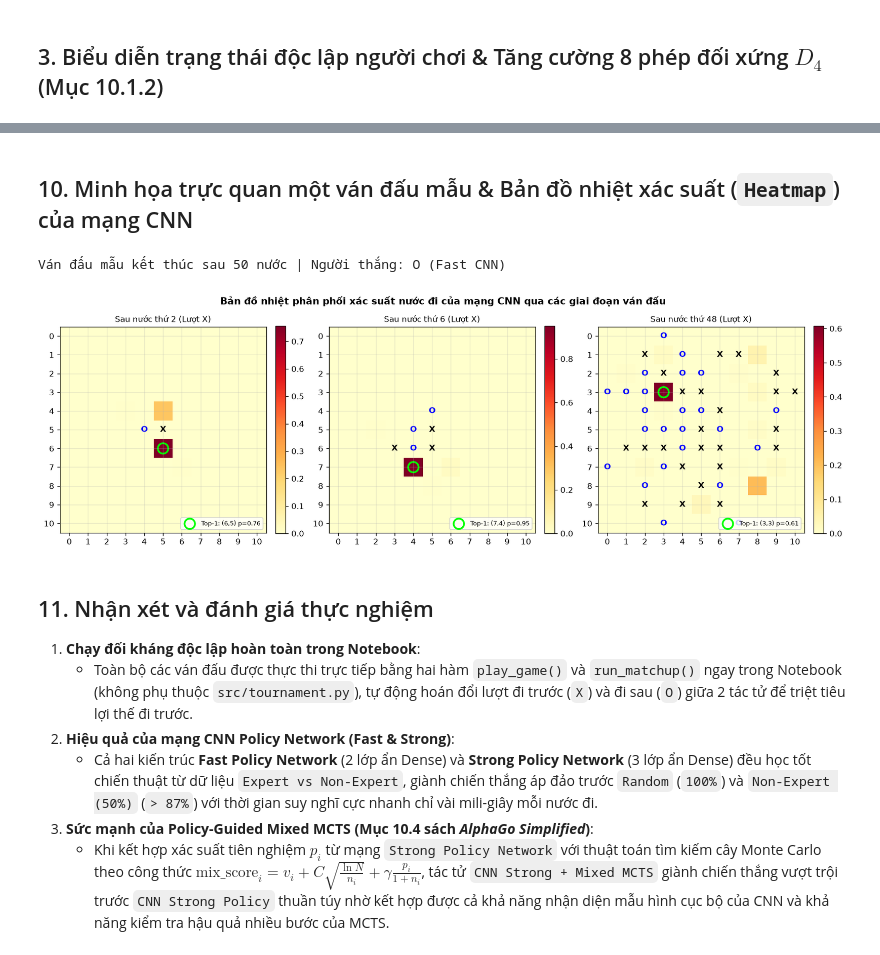
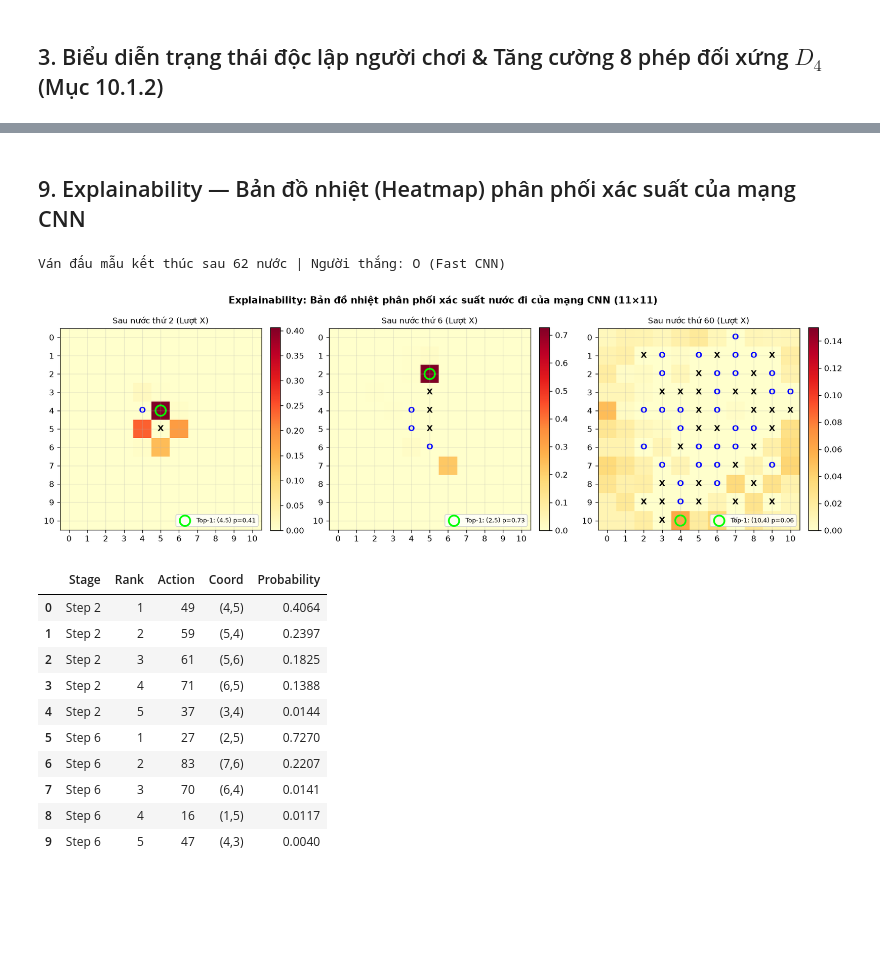
Before and after one commit to SGU-2627-PBL-AdvancedAI/caro_ai_11x11, a Jupyter notebook: notebooks/04_cnn_policy_analysis.ipynb, the cells around one changed output, grey strips where cells are left out. Drawn from its saved outputs; the diff is of its cells as text; code cells hidden in the pictures; blank space fills up the shorter version.

Commit message:
feat(cnn): bo sung notebook  va chinh sua cau truc file

```diff
--- a/notebooks/04_cnn_policy_analysis.ipynb
+++ b/notebooks/04_cnn_policy_analysis.ipynb
@@ -241,7 +299,6 @@ CNN Strong + Mixed MCTS    -> action= 59 ( 5,  4) | time=169.76 ms | search_coun
 # %% [markdown]
 ## 3. Biểu diễn trạng thái độc lập người chơi & Tăng cường 8 phép đối xứng $D_4$ (Mục 10.1.2)
 # %%
-# Minh họa mã hóa góc nhìn chuẩn hóa (+1 quân mình, -1 quân đối thủ) và 8 phép đối xứng D4
 sym_env = CaroEnv(BOARD_SIZE, WIN_LENGTH)
 for m in [60, 48, 61, 49, 73, 38, 62]:
     sym_env.step(m)
@@ -258,7 +315,7 @@ transform_names = [
 ]
 
 sym_rows = []
-fig, axes = plt.subplots(2, 4, figsize=(13, 6.5))
+fig, axes = plt.subplots(2, 4, figsize=(13, 6.4))
 for idx, ((aug_s, aug_a), t_name) in enumerate(zip(aug_pairs, transform_names)):
     ax = axes[idx // 4, idx % 4]
     grid = aug_s.reshape(BOARD_SIZE, BOARD_SIZE)
@@ -819,64 +1140,81 @@ plt.show()
 # %% [markdown]
-## 10. Minh họa trực quan một ván đấu mẫu & Bản đồ nhiệt xác suất (`Heatmap`) của mạng CNN
+## 9. Explainability — Bản đồ nhiệt (Heatmap) phân phối xác suất của mạng CNN
 # %%
-# Chạy và ghi lại lịch sử 1 ván đấu mẫu giữa CNN Strong + Mixed MCTS (X) và CNN Fast Policy (O)
 sample_game = play_game(
-    agent_x=CNNAgent(name="CNN Strong + Mixed MCTS", model_type="strong", model_path=CHECKPOINTS_DIR / "cnn_strong_11x11.npz", use_mix_mcts=True, num_rollouts=20, gamma=10.0, seed=SEED),
-    agent_o=CNNAgent(name="CNN Fast Policy", model_type="fast", model_path=CHECKPOINTS_DIR / "cnn_fast_11x11.npz", use_mix_mcts=False, seed=SEED + 1),
+    agent_x=CNNAgent(name="Strong CNN + Mixed MCTS", model_type="strong", model_path=strong_ckpt_path, use_mix_mcts=True, num_rollouts=24, gamma=10.0, max_rollout_steps=10, seed=SEED),
+    agent_o=CNNAgent(name="Fast Hybrid CNN", model_type="fast", model_path=fast_ckpt_path, use_mix_mcts=False, seed=SEED + 1),
     board_size=BOARD_SIZE,
     win_length=WIN_LENGTH,
+    opening_moves=[60, 48],
     record=True,
 )
 print(f"Ván đấu mẫu kết thúc sau {sample_game['moves']} nước | Người thắng: {'X (Mixed MCTS)' if sample_game['winner'] == 1 else ('O (Fast CNN)' if sample_game['winner'] == -1 else 'Hòa')}")
 
-# Trực quan hóa Heatmap xác suất dự đoán của CNN ở 3 thời điểm trong ván đấu mẫu
 move_seq = sample_game["move_sequence"]
 checkpoints_idx = [
     min(2, len(move_seq) - 1),
     min(6, len(move_seq) - 1),
-     max(1, len(move_seq) - 2),
+    max(1, len(move_seq) - 2),
 ]
 
+top_prob_rows = []
 fig, axes = plt.subplots(1, 3, figsize=(14.2, 4.5))
 for idx, step_k in enumerate(checkpoints_idx):
     pos_env = CaroEnv(BOARD_SIZE, WIN_LENGTH)
     for m in move_seq[:step_k]:
         pos_env.step(m)
 
     probs = strong_cnn.predict_probs(pos_env, restrict_to_candidates=True)
     prob_grid = probs.reshape(BOARD_SIZE, BOARD_SIZE)
-    top_act = int(np.argmax(probs))
+    top5_actions = np.argsort(probs)[::-1][:5]
+    for rank, act in enumerate(top5_actions, start=1):
+        r_a, c_a = divmod(int(act), BOARD_SIZE)
+        top_prob_rows.append({
+            "Stage": f"Step {step_k}",
+            "Rank": rank,
+            "Action": int(act),
+            "Coord": f"({r_a},{c_a})",
+            "Probability": round(float(probs[act]), 4),
+        })
+
+    top_act = int(top5_actions[0])
     tr, tc = divmod(top_act, BOARD_SIZE)
 
     ax = axes[idx]
     im = ax.imshow(prob_grid, cmap="YlOrRd", vmin=0.0, vmax=max(0.15, float(np.max(prob_grid))))
     for r in range(BOARD_SIZE):
         for c in range(BOARD_SIZE):
             v = int(pos_env.board[r, c])
             if v == 1:
                 ax.text(c, r, "X", ha="center", va="center", color="black", fontsize=10, fontweight="bold")
             elif v == -1:
                 ax.text(c, r, "O", ha="center", va="center", color="blue", fontsize=10, fontweight="bold")
     ax.scatter([tc], [tr], s=170, facecolors="none", edgecolors="lime", linewidths=2.2, label=f"Top-1: ({tr},{tc}) p={probs[top_act]:.2f}")
     ax.set_title(f"Sau nước thứ {step_k} (Lượt {'X' if pos_env.current_player == 1 else 'O'})", fontsize=10)
     ax.set_xticks(range(BOARD_SIZE))
     ax.set_yticks(range(BOARD_SIZE))
     ax.legend(loc="lower right", fontsize=8)
     fig.colorbar(im, ax=ax, fraction=0.046, pad=0.04)
 
-fig.suptitle("Bản đồ nhiệt phân phối xác suất nước đi của mạng CNN qua các giai đoạn ván đấu", fontsize=12, fontweight="bold")
+fig.suptitle("Explainability: Bản đồ nhiệt phân phối xác suất nước đi của mạng CNN (11×11)", fontsize=12, fontweight="bold")
 fig.tight_layout()
 fig.savefig(CHART_DIR / "04_fig_cnn_explainability_heatmap.png", bbox_inches="tight")
 plt.show()
+
+top_probs_df = pd.DataFrame(top_prob_rows)
+top_probs_df.to_csv(TABLE_DIR / "04_table_cnn_top_probs.csv", index=False, encoding="utf-8-sig")
+display(top_probs_df.head(10))
 # %% [output]
-Ván đấu mẫu kết thúc sau 50 nước | Người thắng: O (Fast CNN)
+Ván đấu mẫu kết thúc sau 62 nước | Người thắng: O (Fast CNN)
-[figure, old version]
+[figure, new version]
+|  | Stage | Rank | Action | Coord | Probability |
+| 0 | Step 2 | 1 | 49 | (4,5) | 0.4064 |
+| 1 | Step 2 | 2 | 59 | (5,4) | 0.2397 |
+| 2 | Step 2 | 3 | 61 | (5,6) | 0.1825 |
+| 3 | Step 2 | 4 | 71 | (6,5) | 0.1388 |
+| 4 | Step 2 | 5 | 37 | (3,4) | 0.0144 |
+| 5 | Step 6 | 1 | 27 | (2,5) | 0.7270 |
+| 6 | Step 6 | 2 | 83 | (7,6) | 0.2207 |
+| 7 | Step 6 | 3 | 70 | (6,4) | 0.0141 |
+| 8 | Step 6 | 4 | 16 | (1,5) | 0.0117 |
+| 9 | Step 6 | 5 | 47 | (4,3) | 0.0040 |
-# %% [markdown]
-## 11. Nhận xét và đánh giá thực nghiệm
-
-1. **Chạy đối kháng độc lập hoàn toàn trong Notebook**:
-   - Toàn bộ các ván đấu được thực thi trực tiếp bằng hai hàm `play_game()` và `run_matchup()` ngay trong Notebook (không phụ thuộc `src/tournament.py`), tự động hoán đổi lượt đi trước (`X`) và đi sau (`O`) giữa 2 tác tử để triệt tiêu lợi thế đi trước.
-2. **Hiệu quả của mạng CNN Policy Network (Fast & Strong)**:
-   - Cả hai kiến trúc **Fast Policy Network** (2 lớp ẩn Dense) và **Strong Policy Network** (3 lớp ẩn Dense) đều học tốt chiến thuật từ dữ liệu `Expert vs Non-Expert`, giành chiến thắng áp đảo trước `Random` (`100%`) và `Non-Expert (50%)` (`> 87%`) với thời gian suy nghĩ cực nhanh chỉ vài mili-giây mỗi nước đi.
-3. **Sức mạnh của Policy-Guided Mixed MCTS (Mục 10.4 sách *AlphaGo Simplified*)**:
-   - Khi kết hợp xác suất tiên nghiệm $p_i$ từ mạng `Strong Policy Network` với thuật toán tìm kiếm cây Monte Carlo theo công thức $\text{mix\_score}_i = v_i + C \sqrt{\frac{\ln N}{n_i}} + \gamma \frac{p_i}{1 + n_i}$, tác tử `CNN Strong + Mixed MCTS` giành chiến thắng vượt trội trước `CNN Strong Policy` thuần túy nhờ kết hợp được cả khả năng nhận diện mẫu hình cục bộ của CNN và khả năng kiểm tra hậu quả nhiều bước của MCTS.
```
Also changed, not shown: parts of 29 cells of this notebook, 33 other files.
